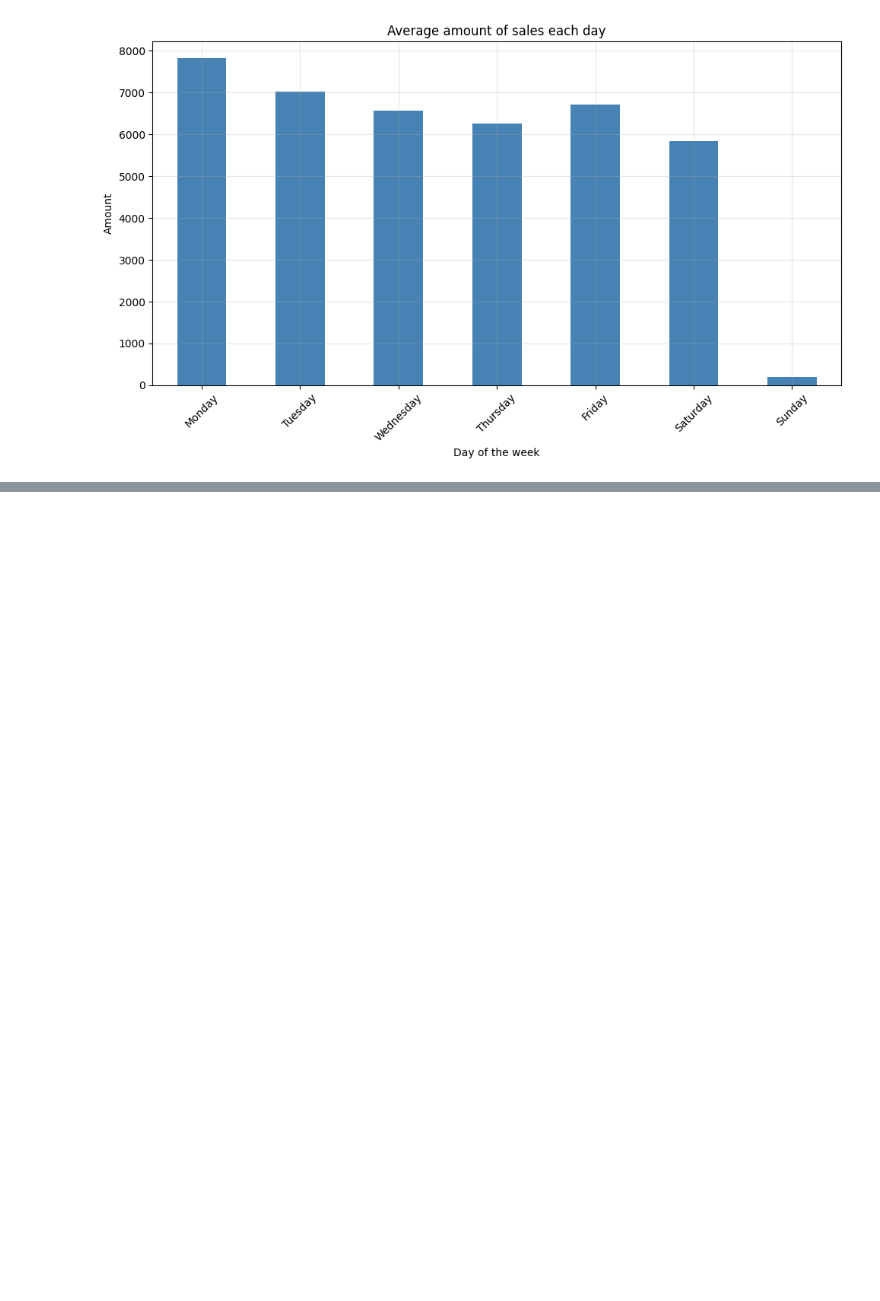
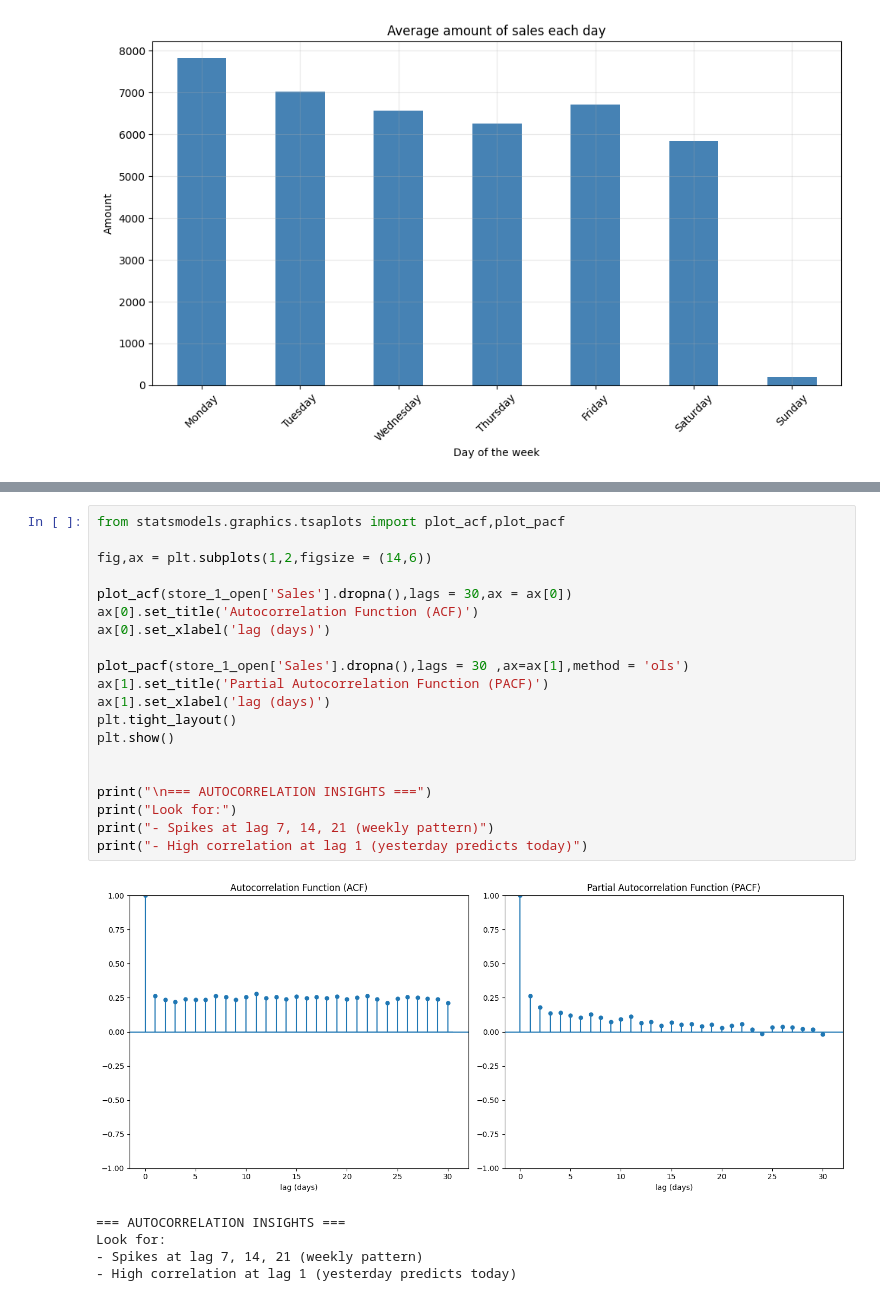
Before and after one commit to Dereger325/sales-forecasting, a Jupyter notebook: sales_forecasting.ipynb, the cells around one changed output, grey strips where cells are left out. Cells and saved outputs as stored; diff of their text form; blank space fills up the shorter version.

```diff
--- a/sales_forecasting.ipynb
+++ b/sales_forecasting.ipynb
@@ -188,0 +300,26 @@ plt.show()
+# %%
+from statsmodels.graphics.tsaplots import plot_acf,plot_pacf
+
+fig,ax = plt.subplots(1,2,figsize = (14,6))
+
+plot_acf(store_1_open['Sales'].dropna(),lags = 30,ax = ax[0])
+ax[0].set_title('Autocorrelation Function (ACF)')
+ax[0].set_xlabel('lag (days)')
+
+plot_pacf(store_1_open['Sales'].dropna(),lags = 30 ,ax=ax[1],method = 'ols')
+ax[1].set_title('Partial Autocorrelation Function (PACF)')
+ax[1].set_xlabel('lag (days)')
+plt.tight_layout()
+plt.show()
+
+
+print("\n=== AUTOCORRELATION INSIGHTS ===")
+print("Look for:")
+print("- Spikes at lag 7, 14, 21 (weekly pattern)")
+print("- High correlation at lag 1 (yesterday predicts today)")
+# %% [output]
+[figure, added]
+=== AUTOCORRELATION INSIGHTS ===
+Look for:
+- Spikes at lag 7, 14, 21 (weekly pattern)
+- High correlation at lag 1 (yesterday predicts today)
```
Also changed, not shown: parts of 12 cells of this notebook, 2 other files.
